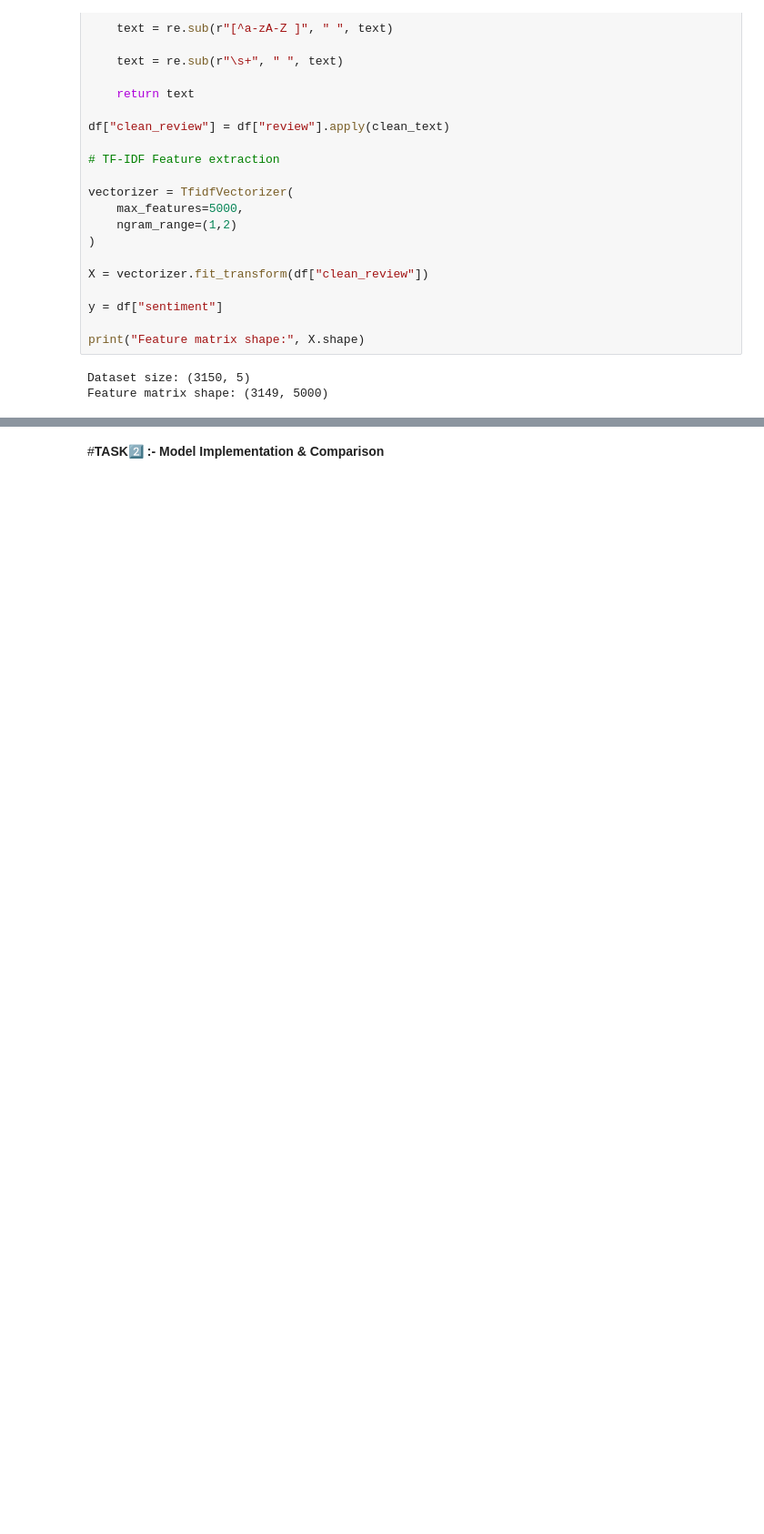
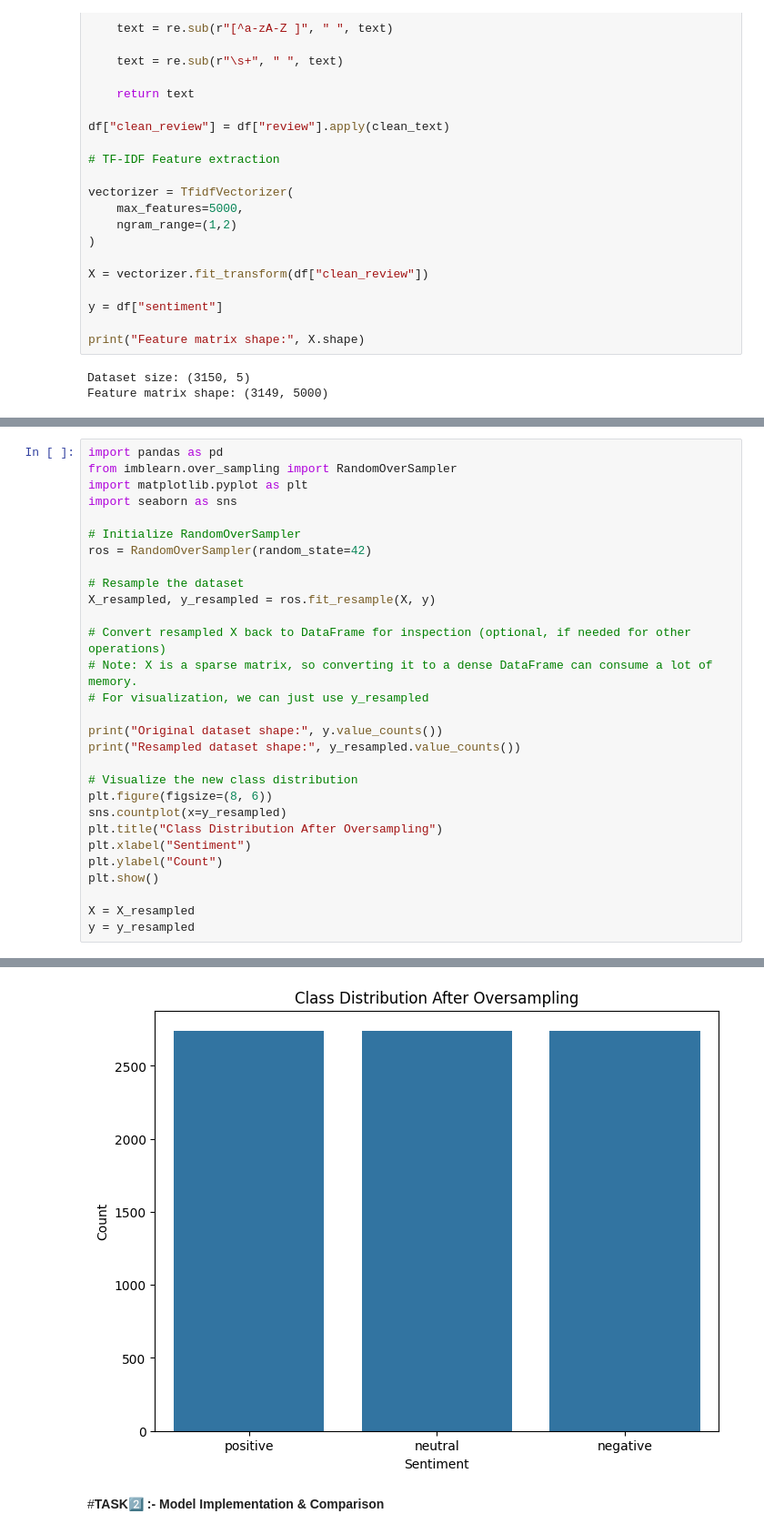
Before and after one commit to ajuanil9898-star/amazon-sentiment-analyzer---mod, a Jupyter notebook: NLP_CBP_FINAL_(git).ipynb, the cells around one changed output, grey strips where cells are left out. Shown at 91% size. Saved outputs shown, nothing was run; the diff lists cells and outputs as text; blank space fills up the shorter version.

```diff
--- a/NLP_CBP_FINAL_(git).ipynb
+++ b/NLP_CBP_FINAL_(git).ipynb
@@ -99,0 +116,30 @@ Feature matrix shape: (3149, 5000)
+# %%
+import pandas as pd
+from imblearn.over_sampling import RandomOverSampler
+import matplotlib.pyplot as plt
+import seaborn as sns
+
+# Initialize RandomOverSampler
+ros = RandomOverSampler(random_state=42)
+
+# Resample the dataset
+X_resampled, y_resampled = ros.fit_resample(X, y)
+
+# Convert resampled X back to DataFrame for inspection (optional, if needed for other operations)
+# Note: X is a sparse matrix, so converting it to a dense DataFrame can consume a lot of memory.
+# For visualization, we can just use y_resampled
+
+print("Original dataset shape:", y.value_counts())
+print("Resampled dataset shape:", y_resampled.value_counts())
+
+# Visualize the new class distribution
+plt.figure(figsize=(8, 6))
+sns.countplot(x=y_resampled)
+plt.title("Class Distribution After Oversampling")
+plt.xlabel("Sentiment")
+plt.ylabel("Count")
+plt.show()
+
+X = X_resampled
+y = y_resampled
+# %% [output]
@@ -100,3 +156,4 @@ Feature matrix shape: (3149, 5000)
+[figure, added]
 # %% [markdown]
 #**TASK2️⃣ :- Model Implementation & Comparison**
 # %%
```
Also changed, not shown: parts of 5 cells of this notebook.
